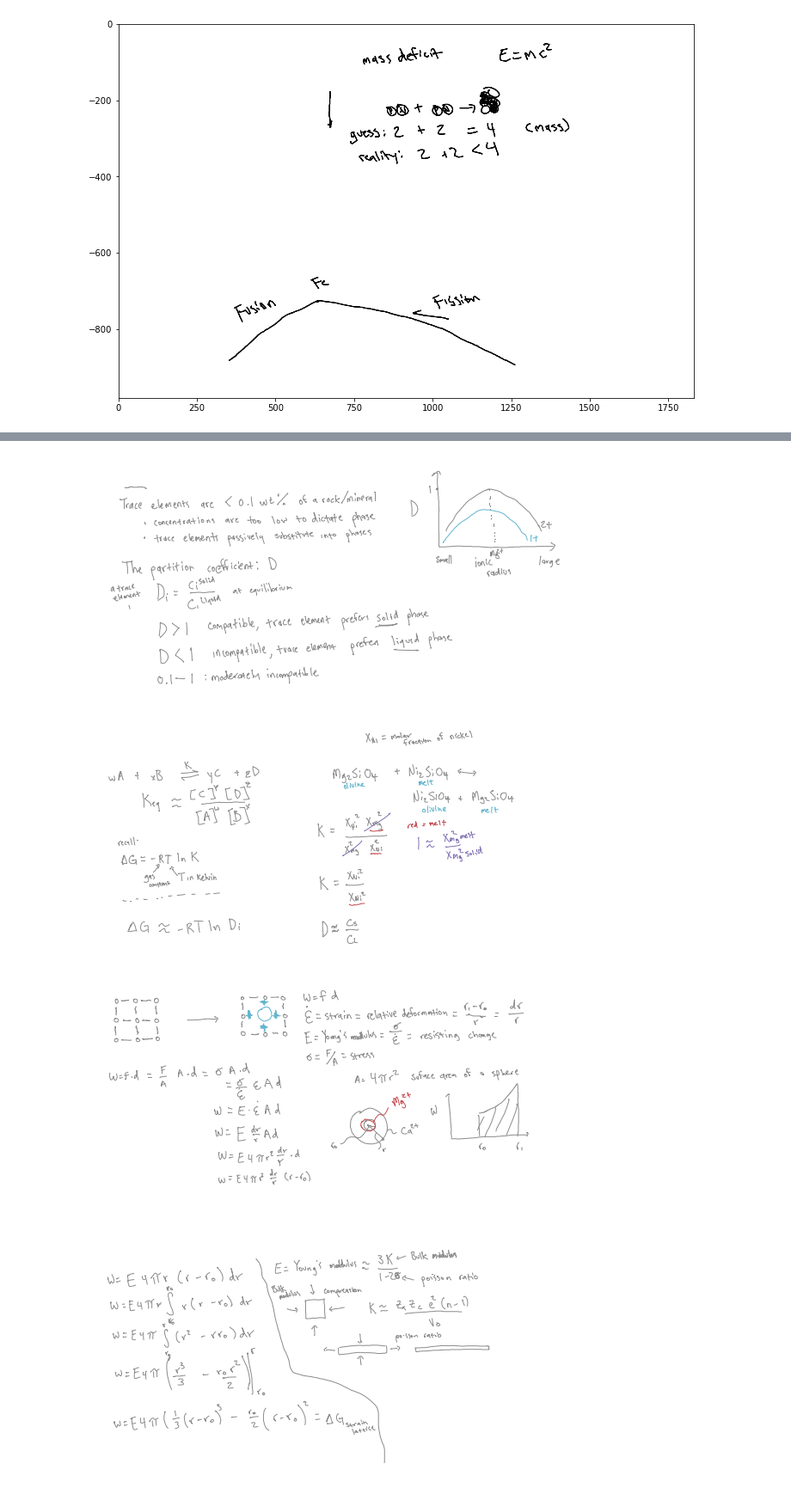
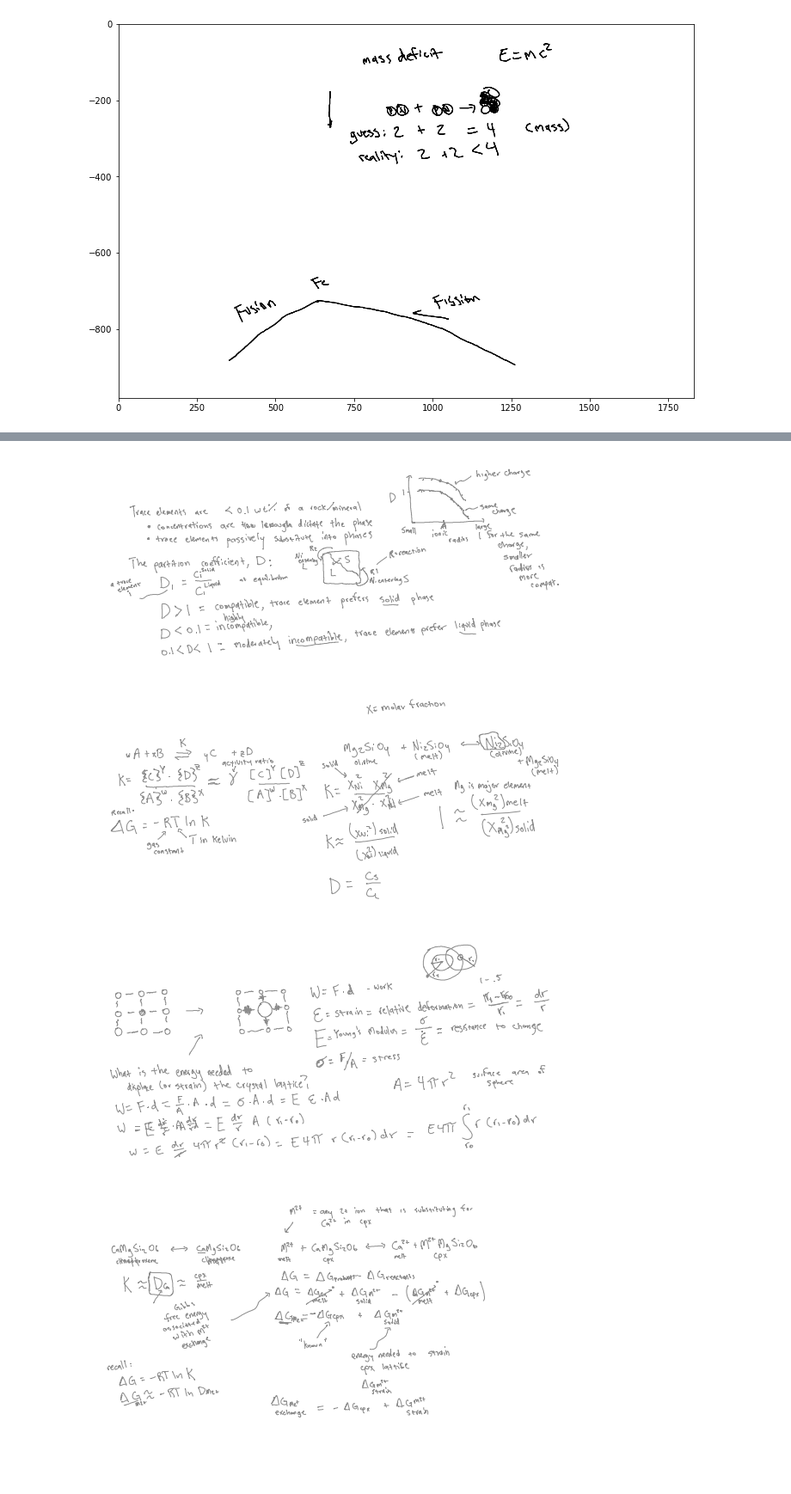
Before and after one commit to blakedyer/eos240-public, a Jupyter notebook: Lectures/Lecture01.ipynb, the cells around one changed output, grey strips where cells are left out. Shown at 86% size. Saved outputs shown, nothing was run; the diff lists cells and outputs as text; code cells hidden in the pictures; blank space fills up the shorter version.

Commit message:
lecture format updates

```diff
--- a/Lectures/Lecture01.ipynb
+++ b/Lectures/Lecture01.ipynb
@@ -864,38 +864,41 @@ plt.gca().set_xlim([0,1832])
     {'x': 259.53333333333336, 'y': 212.8375}]}],
  'duration': 476549}
 # %%
-for Lecture_Number in ["notes_for_me"]:
-    a = json.load(open(f'chalkboard/2022/{Lecture_Number}.json',))
+import seaborn as sns
+import numpy as np
+for Lecture_Number in ["EOS240-Lecture8"]:
+    a = json.load(open(f'chalkboard/2021/{Lecture_Number}.json',))
     colors = sns.color_palette("deep")
     colors_resorted = [7,9,3,2,1,4,8]
     colors = [colors[a] for a in colors_resorted]
+    color = colors[0]
     ratio = a[0]['width']/a[0]['height']
 
     for slide in a[0]["data"]:
         fig = plt.figure(figsize=(5 * ratio, 5))
         Slide_Number = slide["slide"]["h"]
         if "f" in slide["slide"].keys():
             Fragment_Number = slide["slide"]["f"]
         else:
             Fragment_Number = 0
         for k in slide["events"]:
             if k["type"] == "setcolor":
                 color = colors[k["index"]]
             elif k["type"] == "draw":
                 xs = [nnn["x"] for nnn in k["curve"]]
                 ys = [nnn["y"] for nnn in k["curve"]]
                 plt.plot(xs, -1 * np.array(ys), lw=1, color=color)
         plt.gca().set_aspect("equal")
         plt.axis("off")
         fig.savefig(
             f"chalkboard_images/L{Lecture_Number}_S{Slide_Number}_F{Fragment_Number}.svg",
             facecolor="white",
             transparent=False,
             bbox_inches="tight",
             dpi=300,
         )
 # %% [output]
-[figure, old version]
+[figure, new version]
-[figure, old version]
+[figure, new version]
-[figure, old version]
+[figure, new version]
-[figure, old version]
+[figure, new version]
```
Also changed, not shown: parts of 1 cell of this notebook, 36 other files.
